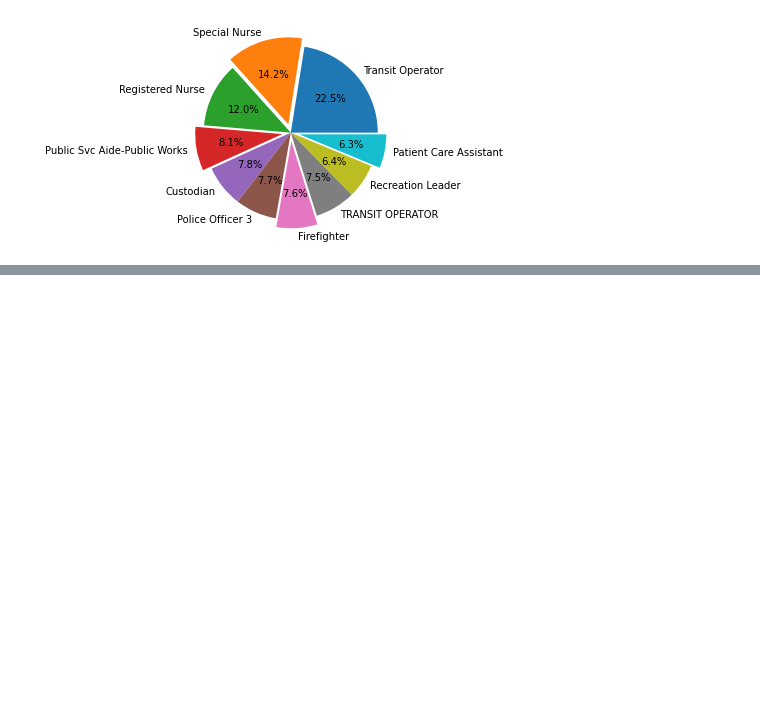
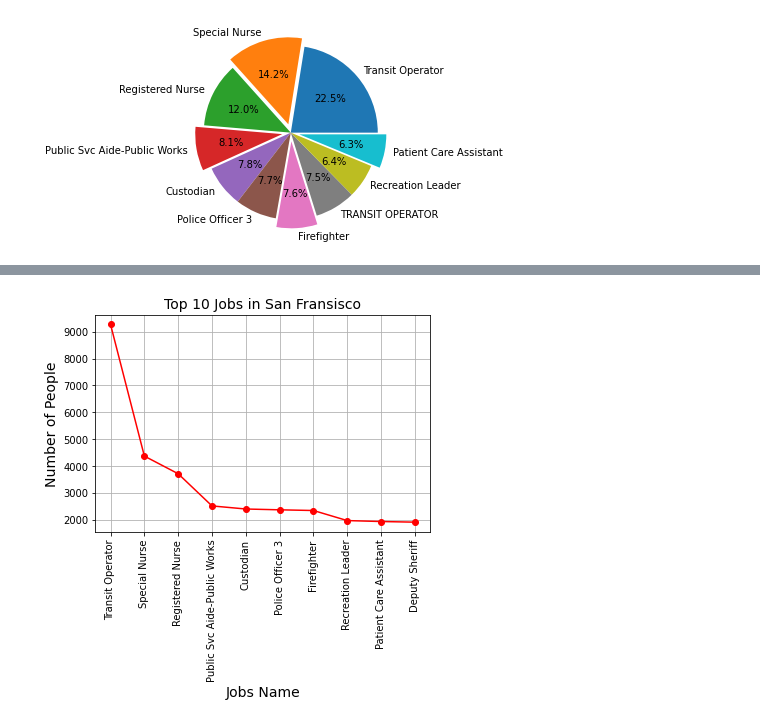
Before and after one commit to SaltyKNIGHT/portfolio-eda-python-san-fransisco-salaries, a Jupyter notebook: sf-salaries.ipynb, the cells around one changed output, grey strips where cells are left out. Saved outputs shown, nothing was run; the diff lists cells and outputs as text; code cells hidden in the pictures; blank space fills up the shorter version.

```diff
--- a/sf-salaries.ipynb
+++ b/sf-salaries.ipynb
@@ -422,0 +451,6 @@ plt.pie(tmp23.JobTitle, labels = tmp23.Name, autopct='%1.1f%%', explode=[0,0.1,0
+# %%
+tmp23 = df100['JobTitle'].value_counts()[:n]
+tmp23 = tmp23.to_frame()
+tmp23 = tmp23.reset_index()
+tmp23 = tmp23.rename(columns={"index": "Name"})
+tmp23
@@ -422,0 +469,12 @@ plt.pie(tmp23.JobTitle, labels = tmp23.Name, autopct='%1.1f%%', explode=[0,0.1,0
+# %%
+import matplotlib.pyplot as plt
+
+plt.plot(tmp23['Name'], tmp23['JobTitle'], color='red', marker='o')
+plt.title('Top 10 Jobs in San Fransisco', fontsize=14)
+plt.xlabel('Jobs Name', fontsize=14)
+plt.ylabel('Number of People', fontsize=14)
+plt.xticks(rotation=90)
+plt.grid(True)
+plt.show()
+# %% [output]
+[figure, added]
```
Also changed, not shown: parts of 3 cells of this notebook.
